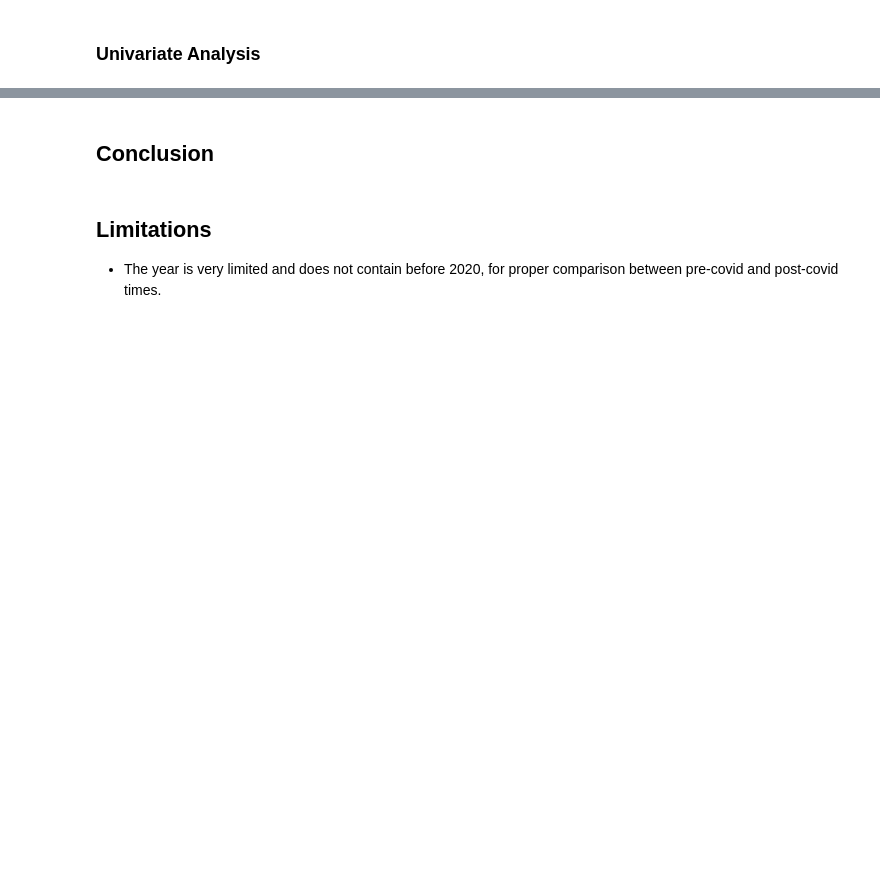
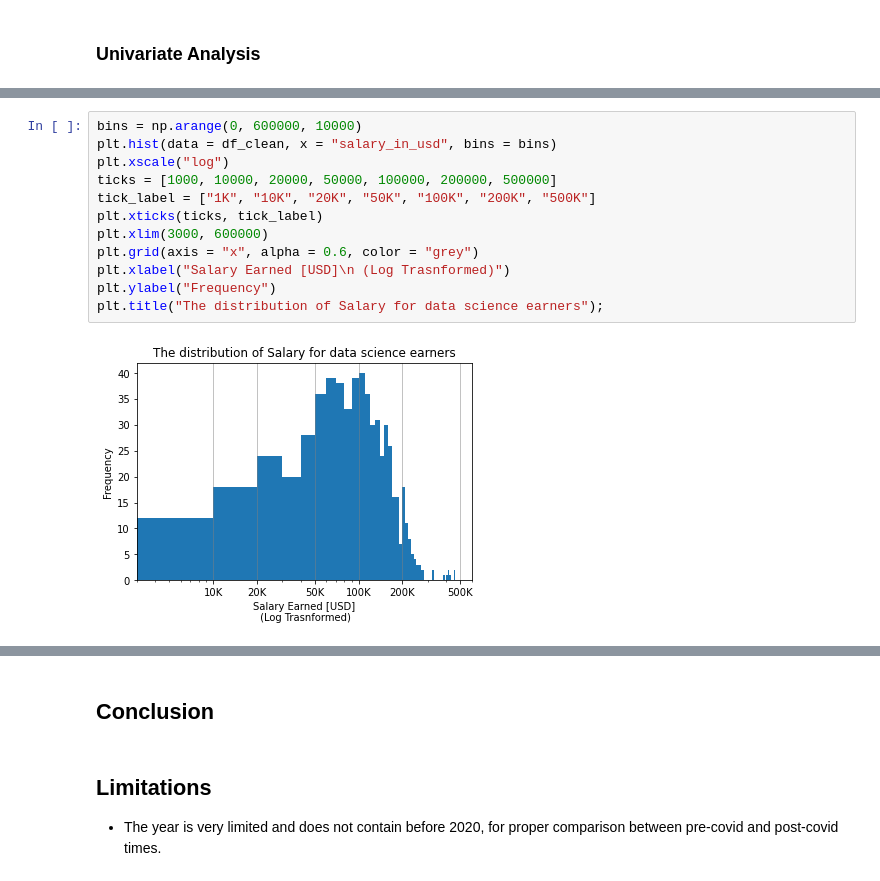
Before and after one commit to deelight-del/EDA_Data_science_salaries, a Jupyter notebook: EDA notebook.ipynb, the cells around one changed output, grey strips where cells are left out. Cells and saved outputs as stored; diff of their text form; blank space fills up the shorter version.

```diff
--- a/EDA notebook.ipynb
+++ b/EDA notebook.ipynb
@@ -477,0 +535,14 @@ df_clean.select_dtypes("number").describe()
+# %%
+bins = np.arange(0, 600000, 10000)
+plt.hist(data = df_clean, x = "salary_in_usd", bins = bins)
+plt.xscale("log")
+ticks = [1000, 10000, 20000, 50000, 100000, 200000, 500000]
+tick_label = ["1K", "10K", "20K", "50K", "100K", "200K", "500K"]
+plt.xticks(ticks, tick_label)
+plt.xlim(3000, 600000)
+plt.grid(axis = "x", alpha = 0.6, color = "grey")
+plt.xlabel("Salary Earned [USD]\n (Log Trasnformed)")
+plt.ylabel("Frequency")
+plt.title("The distribution of Salary for data science earners");
+# %% [output]
+[figure, added]
```
Also changed, not shown: parts of 30 cells of this notebook.
